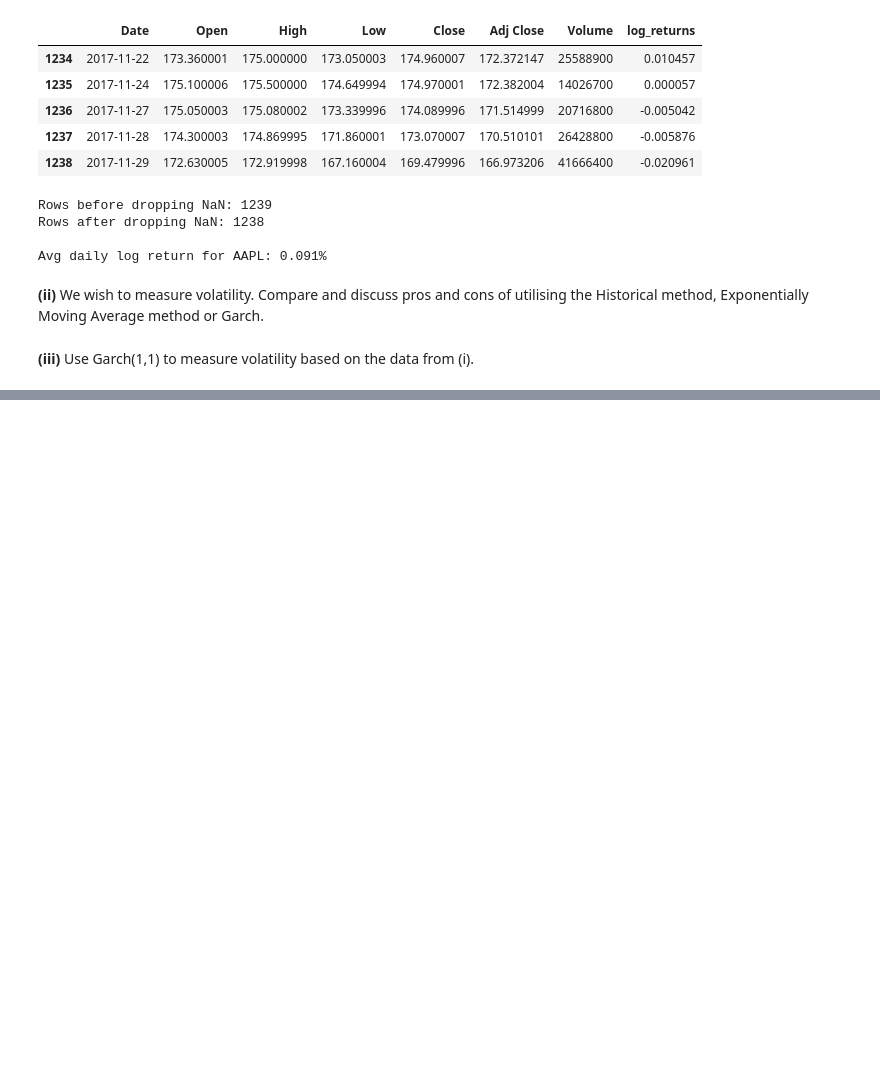
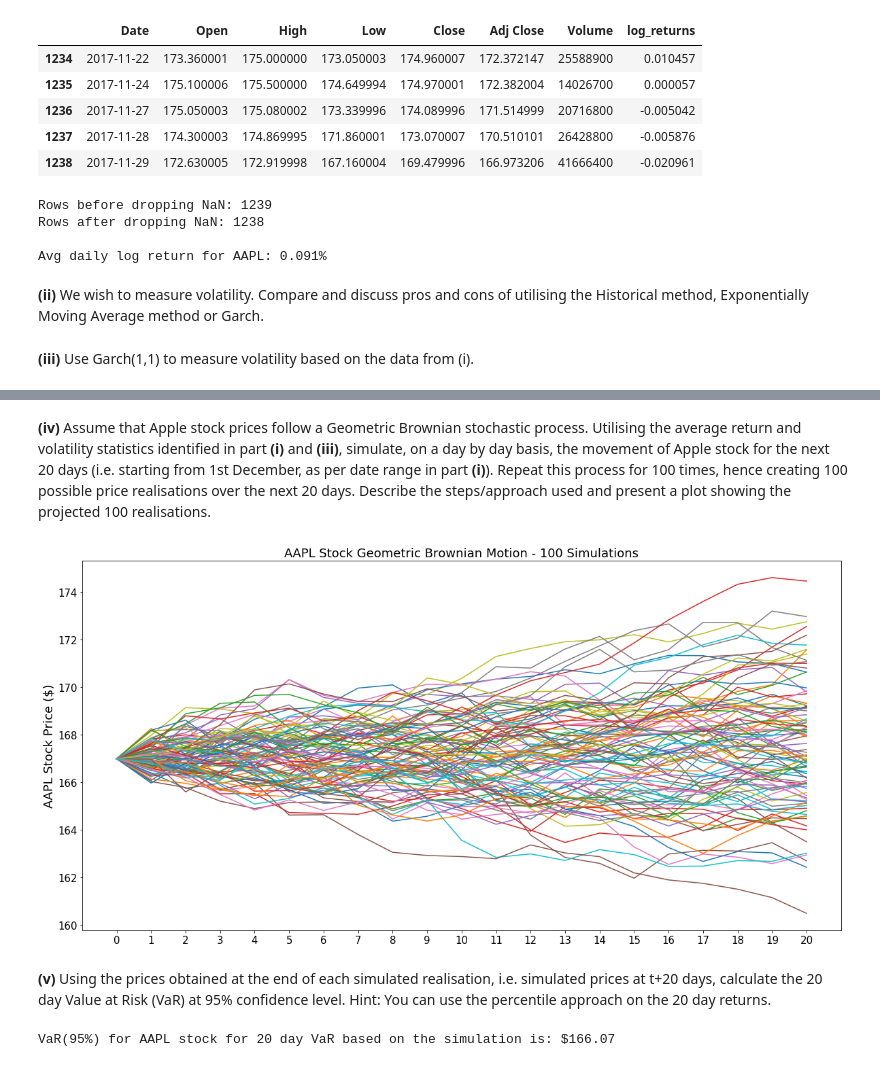
Before and after one commit to achmand/ari5122_assignment, a Jupyter notebook: src/fintech_part_2.ipynb, the cells around one changed output, grey strips where cells are left out. Saved outputs shown, nothing was run; the diff lists cells and outputs as text; code cells hidden in the pictures; blank space fills up the shorter version.

```diff
--- a/src/fintech_part_2.ipynb
+++ b/src/fintech_part_2.ipynb
@@ -137,3 +139,18 @@ Avg daily log return for AAPL: 0.091%
 <b>(ii)</b> We wish to measure volatility. Compare and discuss pros and cons of utilising the Historical method, Exponentially Moving Average method or Garch.
 # %% [markdown]
 <b>(iii)</b> Use Garch(1,1) to measure volatility based on the data from (i).
+# %%
+# compute volatility based on Garch(1,1)
+aapl_anualized_vol = fmd.arch_vol(returns=aapl_prices["log_returns"],
+                                  year_days=const.YEAR_250,
+                                  update_freq=5,
+                                  verbose=False,
+                                  kwargs = {"vol":"Garch",
+                                            "p":1,
+                                            "o":0,
+                                            "q":1,
+                                            "dist":"Normal"})
+
+# print results
+aapl_anualized_vol = round(aapl_anualized_vol, 2)
+print("Annualized Volatility for AAPL based of Garch(1,1): {0}%".format(aapl_anualized_vol))
@@ -139,0 +169,45 @@ Avg daily log return for AAPL: 0.091%
+# %% [markdown]
+<b>(iv)</b> Assume that Apple stock prices follow a Geometric Brownian stochastic process. Utilising the average return and volatility statistics identified in part <b>(i)</b> and <b>(iii)</b>, simulate, on a day by day basis, the movement of Apple stock for the next 20 days (i.e. starting from 1st December, as per date range in part <b>(i)</b>). Repeat this process for 100 times, hence creating 100 possible price realisations over the next 20 days. Describe the steps/approach used and present a plot showing the projected 100 realisations.
+# %%
+# parameters for geometric brownian motion
+n_increments = 20
+n_simulations = 100
+current_price = aapl_prices.tail(1)[const.COL_ADJ_CLOSE].values[0]
+expected_return = avg_logret / 100
+expected_volatility = (aapl_anualized_vol * np.sqrt(1/const.YEAR_250)) / 100
+
+# reference to hold prices at t+20 for Q2.(v)
+prices_t_20 = []
+
+# start simulation
+plt.figure(figsize=(20,10))
+for i in range(n_simulations):
+    brownian_path = fmd.brownian_motion(n_increments=n_increments)[0]
+    stock_prices, time_periods = fmd.geo_brownian_motion(current_price=current_price,
+                                                         expected_return=expected_return,
+                                                         expected_volatility=expected_volatility,
+                                                         brownian_path=brownian_path,
+                                                         n_increments=n_increments)
+
+    # append last price to list
+    prices_t_20.append(stock_prices[n_increments])
+
+    # plot each path
+    plt.plot(time_periods, stock_prices)
+
+# show plot with results
+plt.ylabel("AAPL Stock Price ($)", fontsize=18)
+plt.title("AAPL Stock Geometric Brownian Motion - {0} Simulations".format(n_simulations), fontsize=18)
+plt.tick_params(labelsize=15)
+plt.xticks(np.arange(0, 1 + 1/n_increments, 1/n_increments), labels=np.arange(0, n_increments + 1, 1))
+plt.show()
+# %% [output]
+[figure, added]
+# %% [markdown]
+<b>(v)</b> Using the prices obtained at the end of each simulated realisation, i.e. simulated prices at t+20 days, calculate the 20 day Value at Risk (VaR) at 95% confidence level. Hint: You can use the percentile approach on the 20 day returns.
+# %%
+# sort the prices at t+20
+aapl_var_95 = round(np.percentile(stock_prices, 5), 2)
+print("VaR(95%) for AAPL stock for {0} day VaR based on the simulation is: ${1}".format(n_increments, aapl_var_95))
+# %% [output]
+VaR(95%) for AAPL stock for 20 day VaR based on the simulation is: $166.07
```
Also changed, not shown: parts of 2 cells of this notebook, 2 other files.
